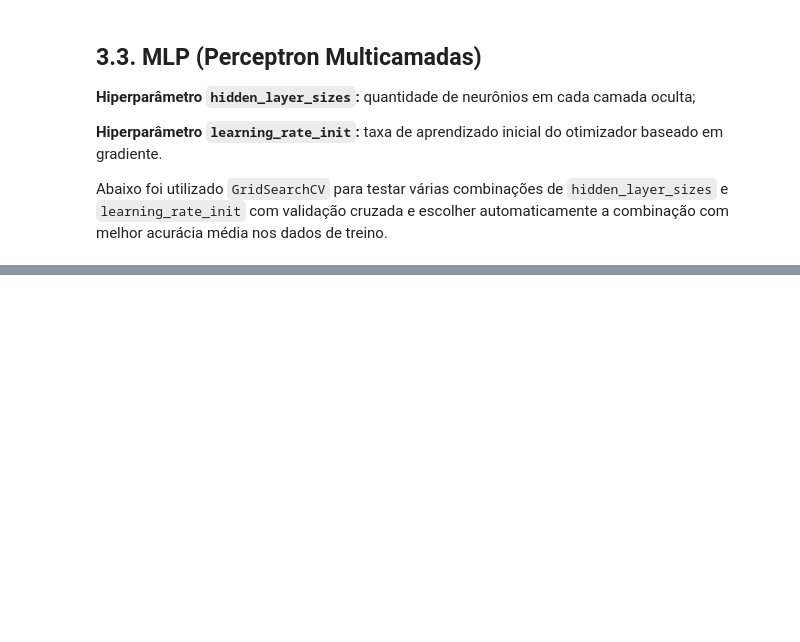
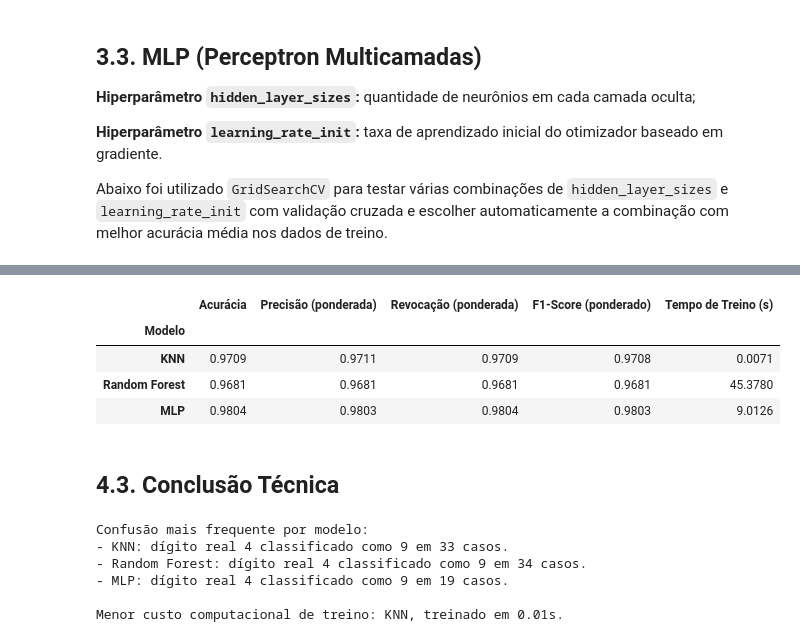
Before and after one commit to Jenifer19IFC/SCTEC-Mini-Projeto-MD2, a Jupyter notebook: mnist.ipynb, the cells around one changed output, grey strips where cells are left out. Drawn from its saved outputs; the diff is of its cells as text; code cells hidden in the pictures; blank space fills up the shorter version.

```diff
--- a/mnist.ipynb
+++ b/mnist.ipynb
@@ -179,0 +221,30 @@ Melhor acurácia média (validação cruzada): 0.9756428577650894
+# %%
+metricas_knn = calcular_metricas(y_test, y_pred_knn, "KNN", tempo_treino=tempo_treino_knn)
+metricas_rf  = calcular_metricas(y_test, y_pred_rf, "Random Forest", tempo_treino=tempo_treino_rf)
+metricas_mlp = calcular_metricas(y_test, y_pred_mlp, "MLP", tempo_treino=tempo_treino_mlp)
+
+tabela_comparativa = montar_tabela_comparativa([metricas_knn, metricas_rf, metricas_mlp])
+tabela_comparativa
+# %% [output]
+|  | Acurácia | Precisão (ponderada) | Revocação (ponderada) | F1-Score (ponderado) | Tempo de Treino (s) |
+| Modelo |  |  |  |  |  |
+| KNN | 0.9709 | 0.9711 | 0.9709 | 0.9708 | 0.0071 |
+| Random Forest | 0.9681 | 0.9681 | 0.9681 | 0.9681 | 45.3780 |
+| MLP | 0.9804 | 0.9803 | 0.9804 | 0.9803 | 9.0126 |
+# %% [markdown]
+## 4.3. Conclusão Técnica
+# %%
+previsoes = {
+    "KNN": y_pred_knn,
+    "Random Forest": y_pred_rf,
+    "MLP": y_pred_mlp,
+}
+
+print(gerar_conclusao_tecnica(tabela_comparativa, y_test, previsoes))
+# %% [output]
+Confusão mais frequente por modelo:
+- KNN: dígito real 4 classificado como 9 em 33 casos.
+- Random Forest: dígito real 4 classificado como 9 em 34 casos.
+- MLP: dígito real 4 classificado como 9 em 19 casos.
+
+Menor custo computacional de treino: KNN, treinado em 0.01s.
```
Also changed, not shown: parts of 11 cells of this notebook, 3 other files.
